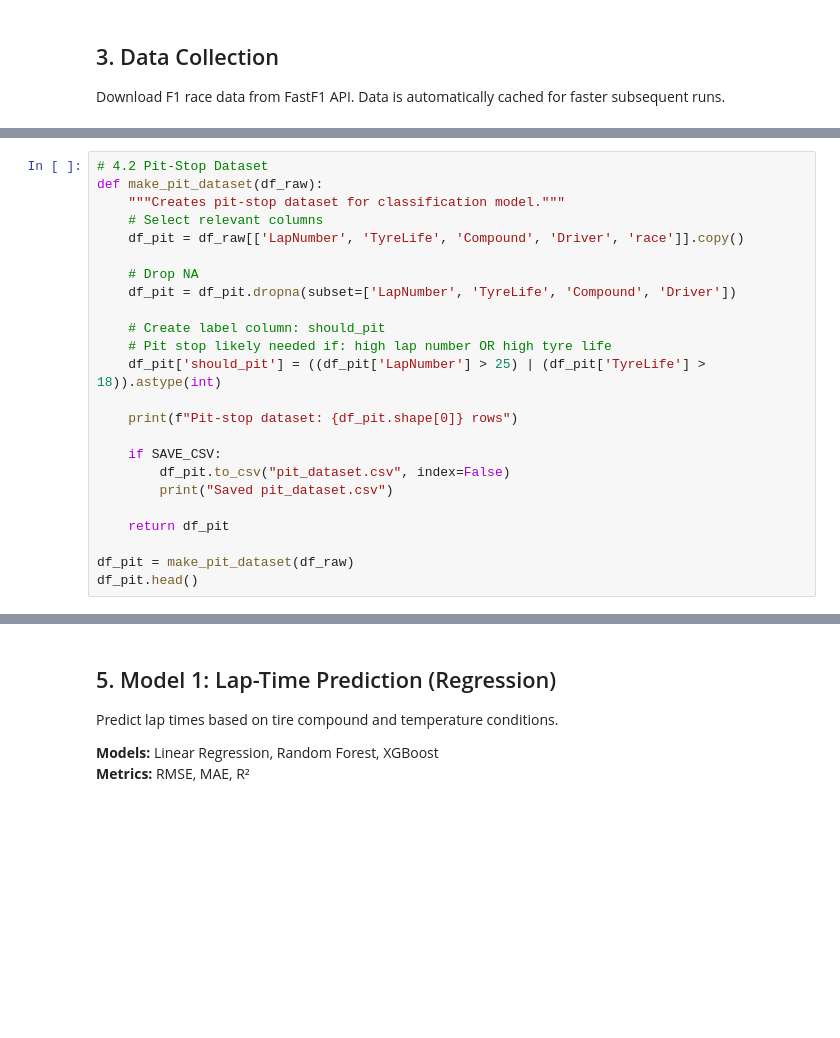
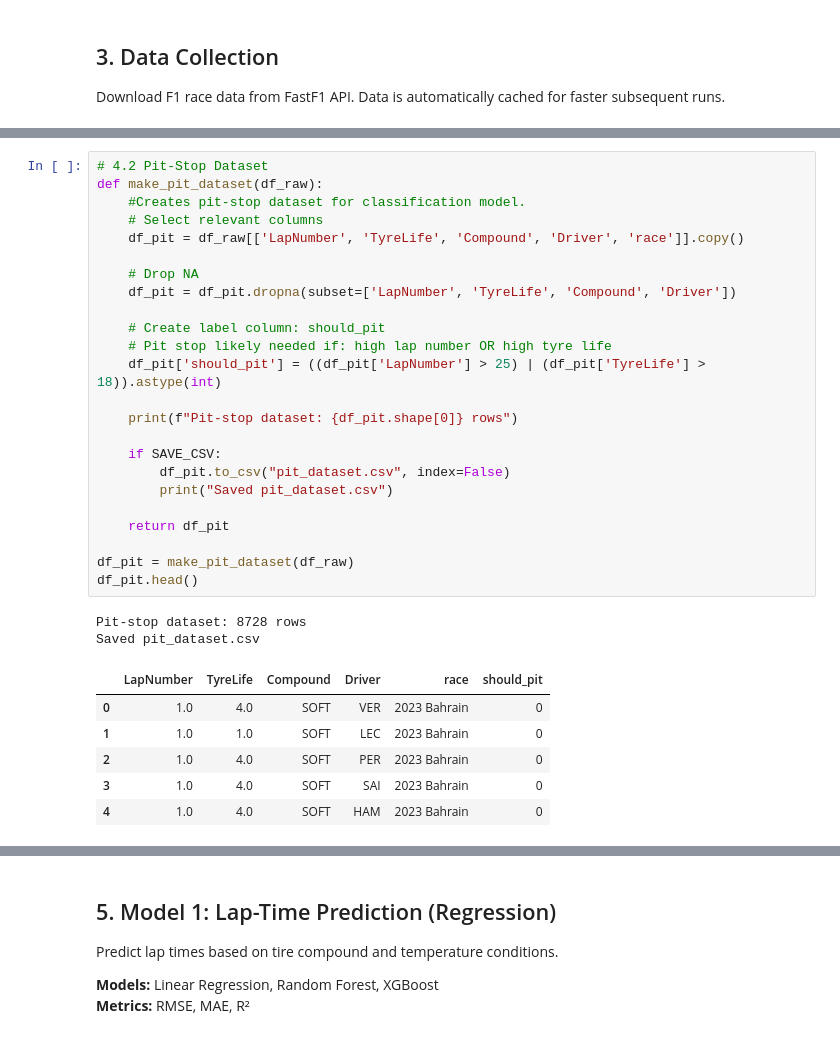
Before and after one commit to vishesh1802/F1-Analytics, a Jupyter notebook: F1_Analysis_Project.ipynb, the cells around one changed output, grey strips where cells are left out. Cells and saved outputs as stored; diff of their text form; blank space fills up the shorter version.

```diff
--- a/F1_Analysis_Project.ipynb
+++ b/F1_Analysis_Project.ipynb
@@ -187,27 +187,36 @@ df_lap.head()
 # %%
 # 4.2 Pit-Stop Dataset
 def make_pit_dataset(df_raw):
-    """Creates pit-stop dataset for classification model."""
+    #Creates pit-stop dataset for classification model.
     # Select relevant columns
     df_pit = df_raw[['LapNumber', 'TyreLife', 'Compound', 'Driver', 'race']].copy()
 
     # Drop NA
     df_pit = df_pit.dropna(subset=['LapNumber', 'TyreLife', 'Compound', 'Driver'])
 
     # Create label column: should_pit
     # Pit stop likely needed if: high lap number OR high tyre life
     df_pit['should_pit'] = ((df_pit['LapNumber'] > 25) | (df_pit['TyreLife'] > 18)).astype(int)
 
     print(f"Pit-stop dataset: {df_pit.shape[0]} rows")
 
     if SAVE_CSV:
         df_pit.to_csv("pit_dataset.csv", index=False)
         print("Saved pit_dataset.csv")
 
     return df_pit
 
 df_pit = make_pit_dataset(df_raw)
 df_pit.head()
+# %% [output]
+Pit-stop dataset: 8728 rows
+Saved pit_dataset.csv
+|  | LapNumber | TyreLife | Compound | Driver | race | should_pit |
+| 0 | 1.0 | 4.0 | SOFT | VER | 2023 Bahrain | 0 |
+| 1 | 1.0 | 1.0 | SOFT | LEC | 2023 Bahrain | 0 |
+| 2 | 1.0 | 4.0 | SOFT | PER | 2023 Bahrain | 0 |
+| 3 | 1.0 | 4.0 | SOFT | SAI | 2023 Bahrain | 0 |
+| 4 | 1.0 | 4.0 | SOFT | HAM | 2023 Bahrain | 0 |
 # %%
 # 4.3 Driver Stats Dataset
 def make_driver_stats(df_raw):
```
Also changed, not shown: parts of 25 cells of this notebook, 3 other files.
